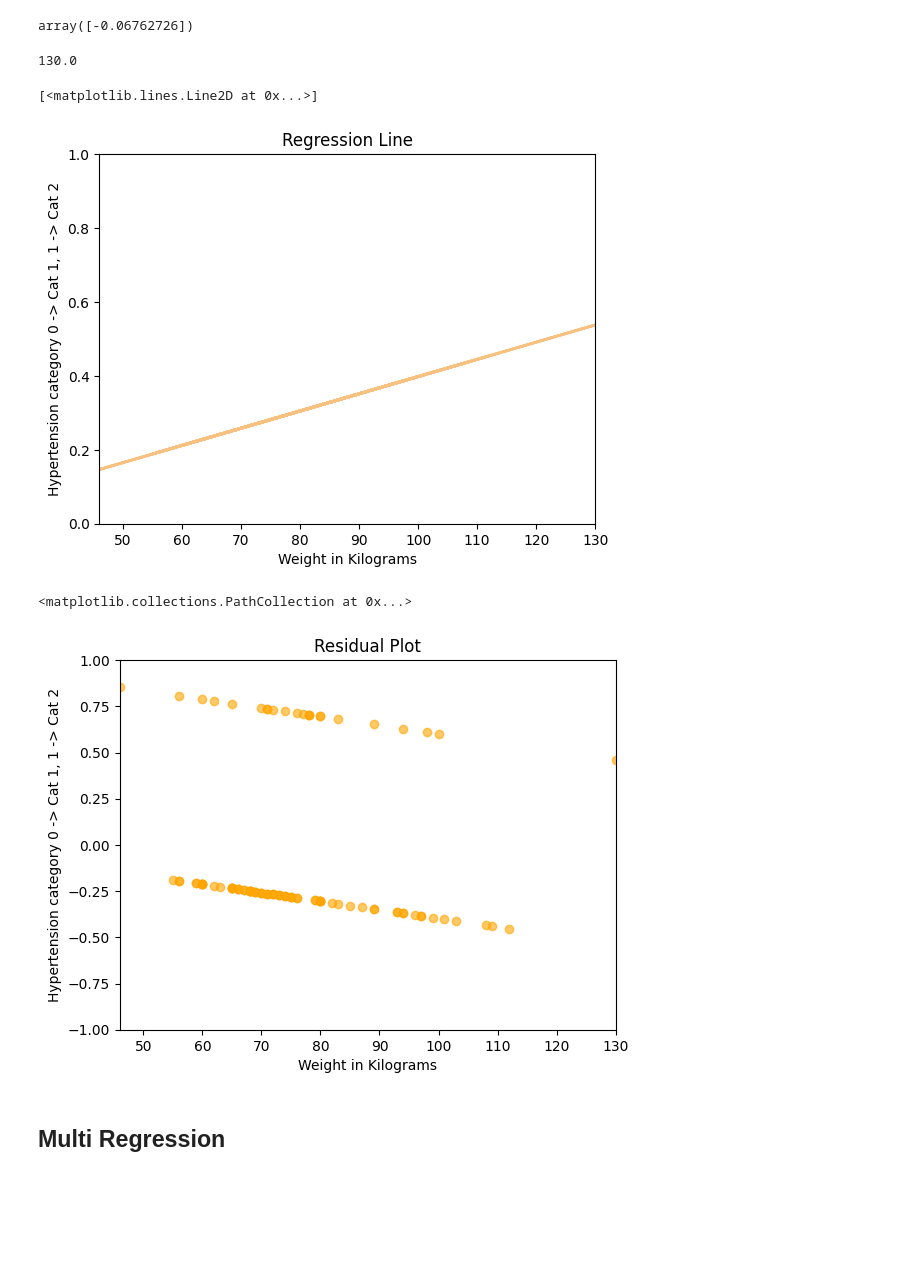
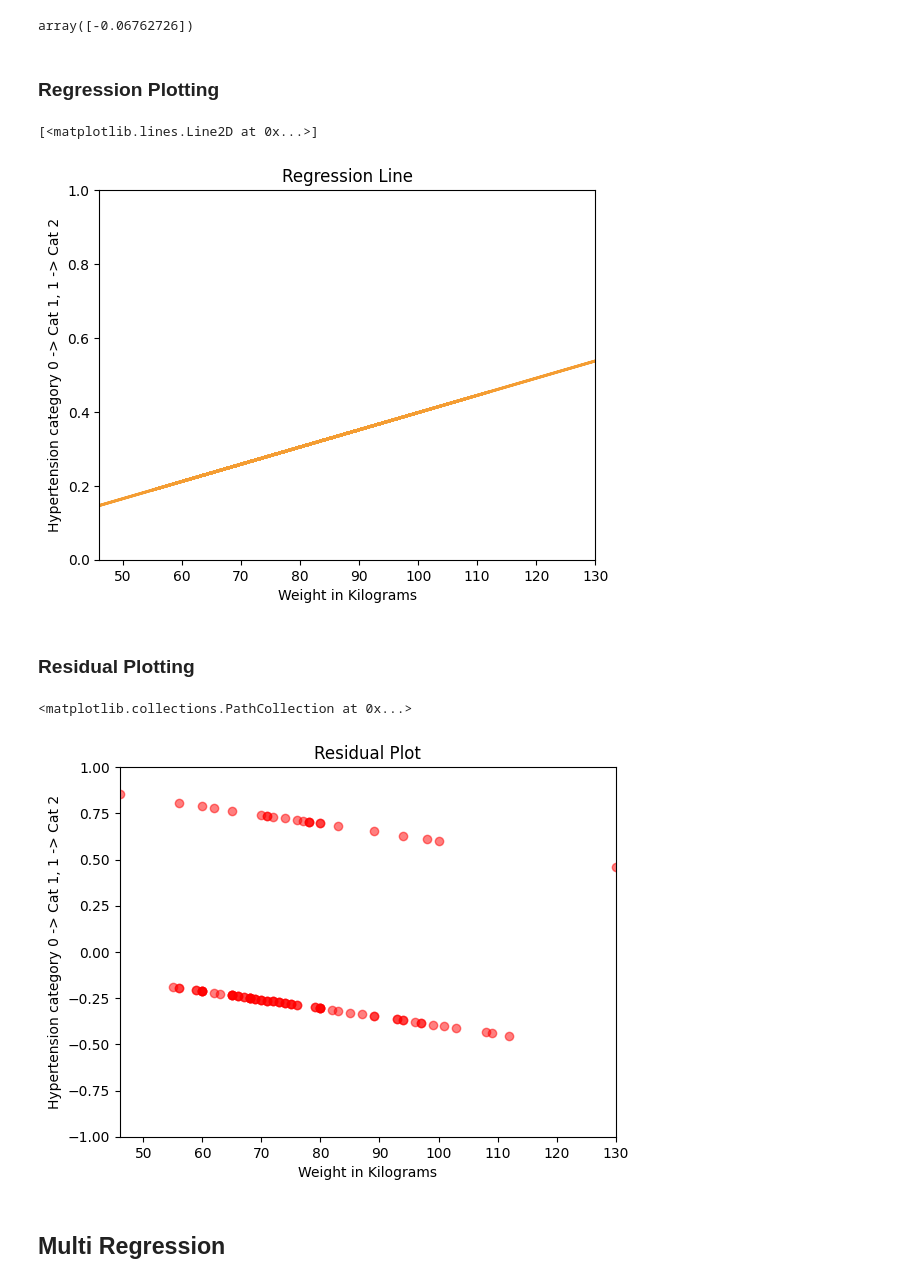
Before and after one commit to farhanarrafi/empirical-analysis-cardiovascular-data, a Jupyter notebook: Emperical_Analysis_Project.ipynb, the cells around one changed output. Cells and saved outputs as stored; diff of their text form; code cells hidden in the pictures; blank space fills up the shorter version.

```diff
--- a/Emperical_Analysis_Project.ipynb
+++ b/Emperical_Analysis_Project.ipynb
@@ -510,10 +318,8 @@ array([[0.00465721]])
 reg.intercept_
 # %% [output]
 array([-0.06762726])
-# %%
-X_test['weight'].max()
-# %% [output]
-130.0
+# %% [markdown]
+### Regression Plotting
 # %%
 #Y_test = -0.06762726 + 0.00465721 * X_test['weight']
 # %%
@@ -525,24 +331,26 @@ plt.ylabel('Hypertension category 0 -> Cat 1, 1 -> Cat 2')
 plt.xlim([X_test['weight'].min(), X_test['weight'].max()])
 plt.ylim([0, 1])
 #plt.scatter(X_test, Y_test, color="black")
-plt.plot(X_test, Y_predictions, color="#F28500", alpha=0.5, linewidth=2)
+plt.plot(X_test, Y_predictions, color="#F28500", alpha=0.8, linewidth=2)
 # %% [output]
 [<matplotlib.lines.Line2D at 0x...>]
-[figure, old version]
+[figure, new version]
+# %% [markdown]
+### Residual Plotting
 # %%
 # residual = observed y - predicted y
 residual = Y_test - Y_predictions
 # %%
 plt.title('Residual Plot')
 plt.xlabel('Weight in Kilograms')
 plt.ylabel('Hypertension category 0 -> Cat 1, 1 -> Cat 2')
 plt.xlim([X_test['weight'].min(), X_test['weight'].max()])
 plt.ylim([-1, 1])
-plt.scatter(X_test, residual, color="orange", alpha=0.6)
+plt.scatter(X_test, residual, color="red", alpha=0.5)
 #plt.plot(X_test, Y_predictions, color="blue", linewidth=3)
 # %% [output]
 <matplotlib.collections.PathCollection at 0x...>
-[figure, old version]
+[figure, new version]
 # %% [markdown]
 ## Multi Regression
 # %%
```
Also changed, not shown: parts of 60 cells of this notebook.
